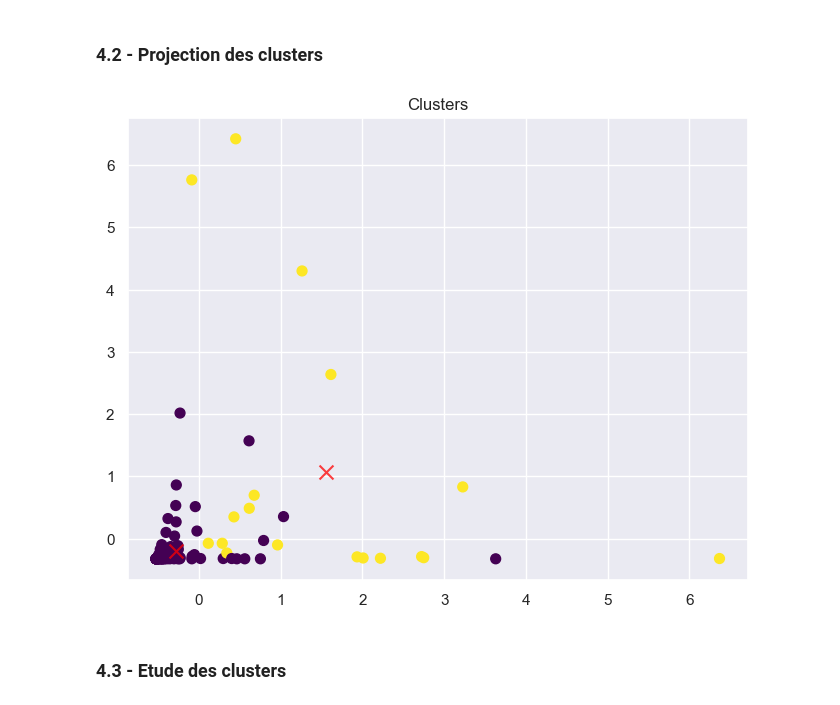
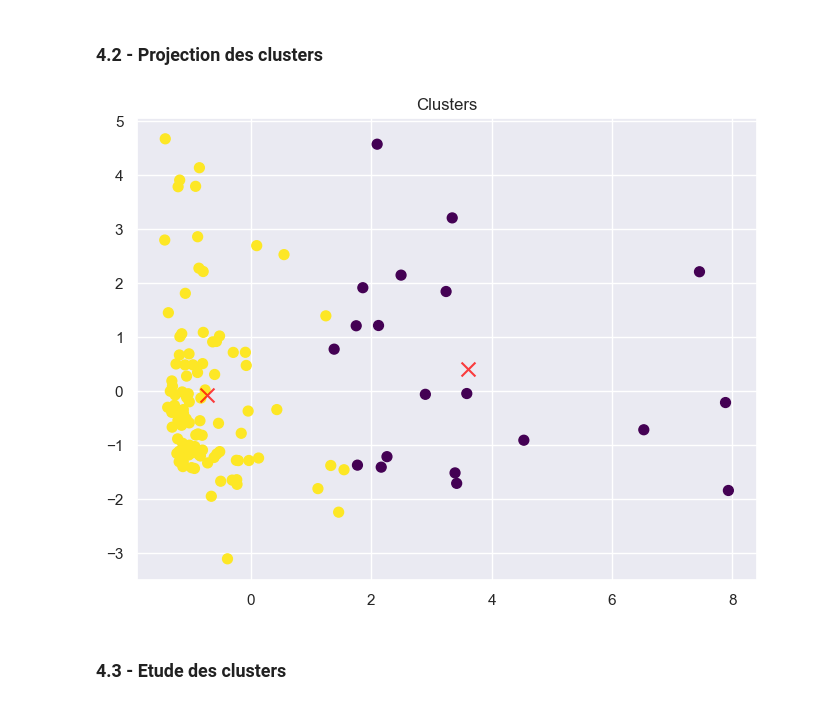
Before and after one commit to lengocduyvu/lpqc-etude-marche, a Jupyter notebook: notebooks/lpqc-clustering-visualisations.ipynb, the cells around one changed output. Drawn from its saved outputs; the diff is of its cells as text; code cells hidden in the pictures.

```diff
--- a/notebooks/lpqc-clustering-visualisations.ipynb
+++ b/notebooks/lpqc-clustering-visualisations.ipynb
@@ -578,13 +564,8 @@ La construction des clusters est basée sur l'inertie intra et inter-cluster :
 # %% [markdown]
 ### 3.1 - Préparation des données pour la classification
 # %%
-X = df_acp.values
-# Standardisation
-scaler = StandardScaler()
-X_scaled = scaler.fit_transform(X)
-
 # Clustering hiérarchique
-Z = linkage(X_scaled, method='ward', metric='euclidean')
+Z = linkage(df_pca, method='ward', metric='euclidean')
 # %%
 def plot_dendrogram(Z, names):
     fig, ax = plt.subplots(1, 1, figsize=(20, 30))
@@ -737,7 +691,7 @@ k_list = list(range(1, 11))
 
 for k in k_list:
     km = KMeans(n_clusters=k, random_state=42)
-    km.fit(X_scaled)
+    km.fit(X_pca)
     inertias.append(km.inertia_)
 # %%
 plt.plot(k_list, inertias)
@@ -755,8 +709,8 @@ k_list = list(range(2, 11))
 
 for k in k_list:
     km = KMeans(n_clusters=k, random_state=42)
-    km.fit(X_scaled)
-    silhouette.append(silhouette_score(X_scaled, km.labels_))
+    km.fit(X_pca)
+    silhouette.append(silhouette_score(X_pca, km.labels_))
 # %%
 plt.plot(k_list, silhouette)
 plt.xlabel('Nombre de clusters')
@@ -772,15 +726,15 @@ k = 2
 ### 4.2 - Projection des clusters
 # %%
 kmeans = KMeans(n_clusters=k, init='k-means++', max_iter=300, n_init=10, verbose=0, random_state=42)
-kmeans.fit(X_scaled)
-y_pred = kmeans.predict(X_scaled)
+kmeans.fit(X_pca)
+y_pred = kmeans.predict(X_pca)
 # %%
 plt.figure(figsize=(8, 6))
-plt.scatter(X_scaled[:, 0], X_scaled[:, 1], c=y_pred, s=50, cmap='viridis')
+plt.scatter(df_pca['F1'], df_pca['F2'], c=y_pred, s=50, cmap='viridis')
 plt.scatter(kmeans.cluster_centers_[:, 0], kmeans.cluster_centers_[:, 1], c='red', s=100, alpha=0.75, marker='x');
 plt.title('Clusters');
 plt.show()
 # %% [output]
-[figure, old version]
+[figure, new version]
 # %% [markdown]
 ### 4.3 - Etude des clusters
```
Also changed, not shown: parts of 43 cells of this notebook.
